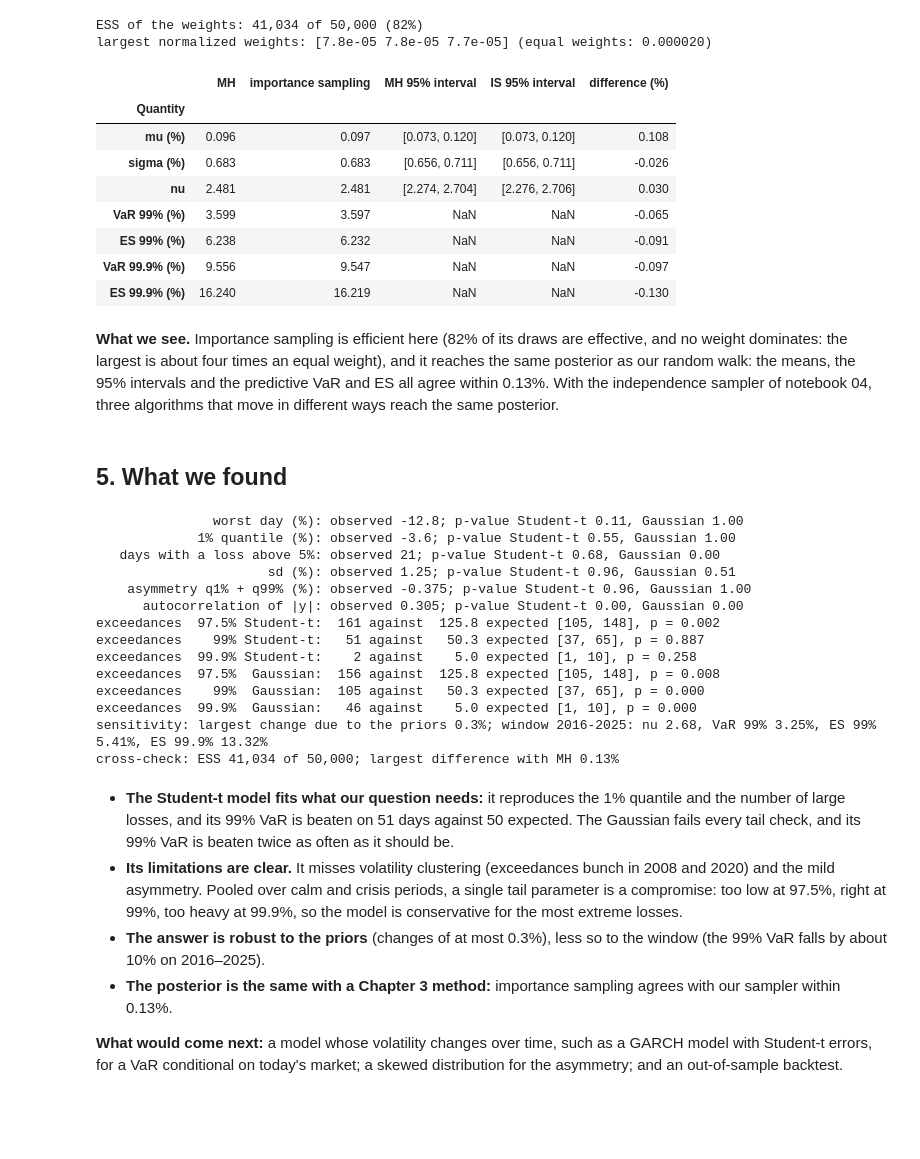
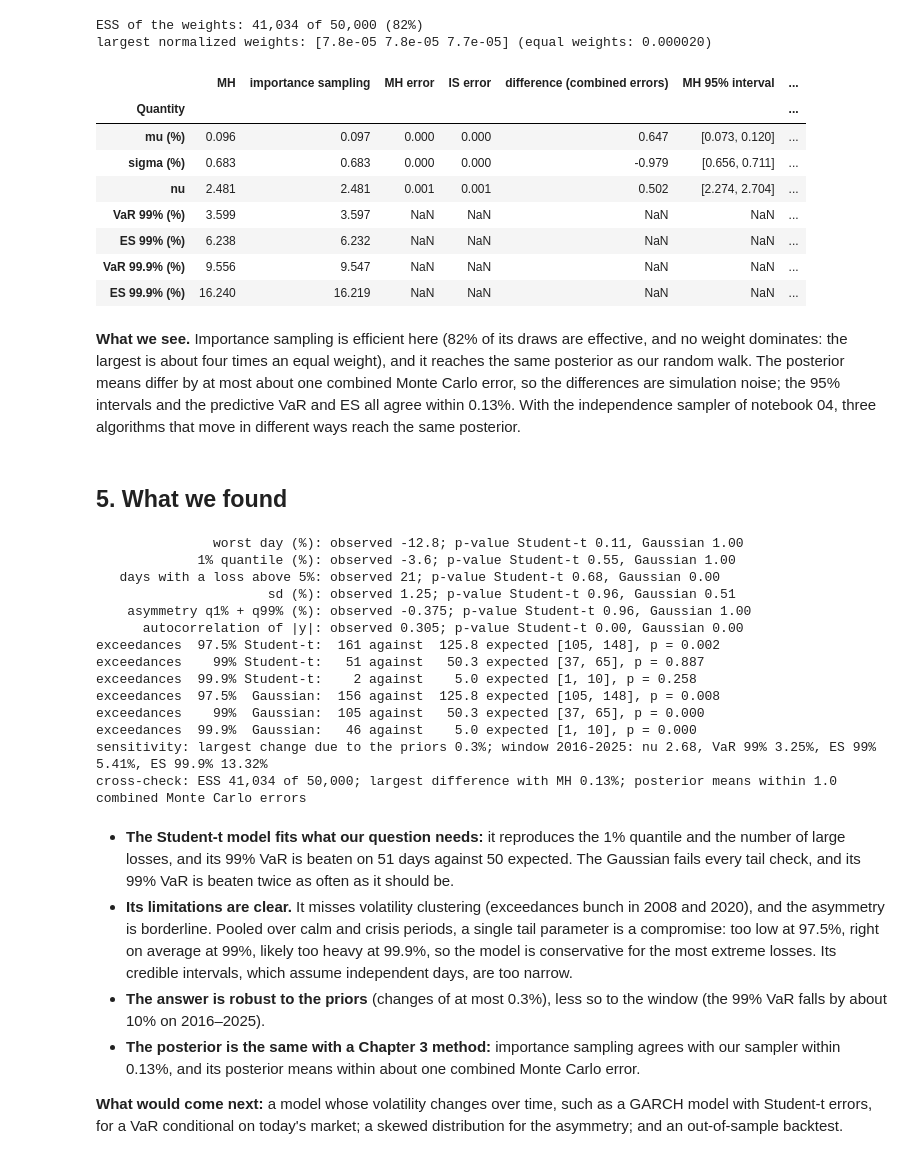
Before and after one commit to yassineerraji/A-Bayesian-Estimation-of-Extreme-Portfolio-Losses, a Jupyter notebook: code/06_checks.ipynb, the cells around one changed output. Saved outputs shown, nothing was run; the diff lists cells and outputs as text; code cells hidden in the pictures; blank space fills up the shorter version.

```diff
--- a/code/06_checks.ipynb
+++ b/code/06_checks.ipynb
@@ -304,51 +305,60 @@ largest normalized weights: [7.8e-05 7.8e-05 7.7e-05] (equal weights: 0.000020)
 # %%
 def weighted_quantile(x, weights, q):
     """Quantile q of a sample x with normalized weights."""
     order = np.argsort(x)
     cumulative = np.cumsum(weights[order])
     return np.interp(q, cumulative, x[order])
 
 
-# Posterior means, 95% intervals and predictive risk measures: random walk MH against importance sampling
+# Posterior means with their Monte Carlo errors, 95% intervals and predictive risk measures:
+# random walk MH against importance sampling
 rows = {}
 for i, (name, scale) in enumerate([("mu (%)", 100), ("sigma (%)", 100), ("nu", 1)]):
-    mh = scale * theta_t[..., i].ravel()
+    mh_chains = scale * theta_t[..., i]
+    mh = summarize(mh_chains)  # MH mean and its error, sd / sqrt(ESS)
     x = scale * theta_is[:, i]
-    rows[name] = {"MH": mh.mean(), "importance sampling": np.sum(w_bar * x),
-                  "MH 95% interval": f"[{np.quantile(mh, 0.025):.3f}, {np.quantile(mh, 0.975):.3f}]",
+    mean_is = np.sum(w_bar * x)
+    # DECISION: the error of a self-normalized estimate by the delta method (Chapter 3 lab, Section 5)
+    error_is = np.sqrt(np.sum(w_bar**2 * (x - mean_is) ** 2))
+    rows[name] = {"MH": mh["mean"], "importance sampling": mean_is,
+                  "MH error": mh["MCSE"], "IS error": error_is,
+                  "difference (combined errors)": (mean_is - mh["mean"]) / np.sqrt(mh["MCSE"]**2 + error_is**2),
+                  "MH 95% interval": f"[{mh['2.5%']:.3f}, {mh['97.5%']:.3f}]",
                   "IS 95% interval": (f"[{weighted_quantile(x, w_bar, 0.025):.3f}, "
                                       f"{weighted_quantile(x, w_bar, 0.975):.3f}]")}
 for alpha in [0.99, 0.999]:
     var_mh, es_mh = predictive_var_es(theta_t, alpha)
     var_is, es_is = predictive_var_es(theta_is, alpha, weights=w_bar)
     rows[f"VaR {100 * alpha:g}% (%)"] = {"MH": 100 * var_mh, "importance sampling": 100 * var_is}
     rows[f"ES {100 * alpha:g}% (%)"] = {"MH": 100 * es_mh, "importance sampling": 100 * es_is}
 crosscheck = pd.DataFrame.from_dict(rows, orient="index")
 crosscheck["difference (%)"] = 100 * (crosscheck["importance sampling"] / crosscheck["MH"] - 1)
 crosscheck.index.name = "Quantity"
 
 # Table for the report, written as text (the risk measures have no interval here)
 report = pd.DataFrame({
     "MH": [f"{v:.3f}" for v in crosscheck["MH"]],
-    "Importance sampling": [f"{v:.3f}" for v in crosscheck["importance sampling"]],
-    "Difference (%)": [f"{v:+.2f}" for v in crosscheck["difference (%)"]],
-    "MH 95% interval": [str(v) if isinstance(v, str) else "" for v in crosscheck["MH 95% interval"]],
-    "IS 95% interval": [str(v) if isinstance(v, str) else "" for v in crosscheck["IS 95% interval"]]},
+    "IS": [f"{v:.3f}" for v in crosscheck["importance sampling"]],
+    "Diff. (%)": [f"{v:+.2f}" for v in crosscheck["difference (%)"]],
+    "Diff. (errors)": ["" if np.isnan(v) else f"{v:+.1f}" for v in crosscheck["difference (combined errors)"]],
+    "MH interval": [str(v) if isinstance(v, str) else "" for v in crosscheck["MH 95% interval"]],
+    "IS interval": [str(v) if isinstance(v, str) else "" for v in crosscheck["IS 95% interval"]]},
     index=[r"$\mu$ (%)", r"$\sigma$ (%)", r"$\nu$"] + list(crosscheck.index[3:]))
+report.index.name = "Quantity"
 save_table(report, "crosscheck.tex")
 crosscheck.round(3)
 # %% [output]
-|  | MH | importance sampling | MH 95% interval | IS 95% interval | difference (%) |
-| Quantity |  |  |  |  |  |
-| mu (%) | 0.096 | 0.097 | [0.073, 0.120] | [0.073, 0.120] | 0.108 |
-| sigma (%) | 0.683 | 0.683 | [0.656, 0.711] | [0.656, 0.711] | -0.026 |
-| nu | 2.481 | 2.481 | [2.274, 2.704] | [2.276, 2.706] | 0.030 |
-| VaR 99% (%) | 3.599 | 3.597 | NaN | NaN | -0.065 |
-| ES 99% (%) | 6.238 | 6.232 | NaN | NaN | -0.091 |
-| VaR 99.9% (%) | 9.556 | 9.547 | NaN | NaN | -0.097 |
-| ES 99.9% (%) | 16.240 | 16.219 | NaN | NaN | -0.130 |
+|  | MH | importance sampling | MH error | IS error | difference (combined errors) | MH 95% interval | ... |
+| Quantity |  |  |  |  |  |  | ... |
+| mu (%) | 0.096 | 0.097 | 0.000 | 0.000 | 0.647 | [0.073, 0.120] | ... |
+| sigma (%) | 0.683 | 0.683 | 0.000 | 0.000 | -0.979 | [0.656, 0.711] | ... |
+| nu | 2.481 | 2.481 | 0.001 | 0.001 | 0.502 | [2.274, 2.704] | ... |
+| VaR 99% (%) | 3.599 | 3.597 | NaN | NaN | NaN | NaN | ... |
+| ES 99% (%) | 6.238 | 6.232 | NaN | NaN | NaN | NaN | ... |
+| VaR 99.9% (%) | 9.556 | 9.547 | NaN | NaN | NaN | NaN | ... |
+| ES 99.9% (%) | 16.240 | 16.219 | NaN | NaN | NaN | NaN | ... |
 # %% [markdown]
-**What we see.** Importance sampling is efficient here (82% of its draws are effective, and no weight dominates: the largest is about four times an equal weight), and it reaches the same posterior as our random walk: the means, the 95% intervals and the predictive VaR and ES all agree within 0.13%. With the independence sampler of notebook 04, three algorithms that move in different ways reach the same posterior.
+**What we see.** Importance sampling is efficient here (82% of its draws are effective, and no weight dominates: the largest is about four times an equal weight), and it reaches the same posterior as our random walk. The posterior means differ by at most about one combined Monte Carlo error, so the differences are simulation noise; the 95% intervals and the predictive VaR and ES all agree within 0.13%. With the independence sampler of notebook 04, three algorithms that move in different ways reach the same posterior.
 # %% [markdown]
 ## 5. What we found
 # %%
@@ -364,7 +374,8 @@ print(f"sensitivity: largest change due to the priors {changes.abs().max().max()
       f"nu {sensitivity.iloc[-1]['nu']:.2f}, VaR 99% {sensitivity.iloc[-1]['VaR 99%']:.2f}%, "
       f"ES 99% {sensitivity.iloc[-1]['ES 99%']:.2f}%, ES 99.9% {sensitivity.iloc[-1]['ES 99.9%']:.2f}%")
 print(f"cross-check: ESS {1 / np.sum(w_bar**2):,.0f} of {N_IS:,}; "
-      f"largest difference with MH {crosscheck['difference (%)'].abs().max():.2f}%")
+      f"largest difference with MH {crosscheck['difference (%)'].abs().max():.2f}%; posterior means within "
+      f"{crosscheck['difference (combined errors)'].abs().max():.1f} combined Monte Carlo errors")
 # %% [output]
                worst day (%): observed -12.8; p-value Student-t 0.11, Gaussian 1.00
              1% quantile (%): observed -3.6; p-value Student-t 0.55, Gaussian 1.00
@@ -379,11 +390,11 @@ exceedances  97.5%  Gaussian:  156 against  125.8 expected [105, 148], p = 0.008
 exceedances    99%  Gaussian:  105 against   50.3 expected [37, 65], p = 0.000
 exceedances  99.9%  Gaussian:   46 against    5.0 expected [1, 10], p = 0.000
 sensitivity: largest change due to the priors 0.3%; window 2016-2025: nu 2.68, VaR 99% 3.25%, ES 99% 5.41%, ES 99.9% 13.32%
-cross-check: ESS 41,034 of 50,000; largest difference with MH 0.13%
+cross-check: ESS 41,034 of 50,000; largest difference with MH 0.13%; posterior means within 1.0 combined Monte Carlo errors
 # %% [markdown]
 - **The Student-t model fits what our question needs:** it reproduces the 1% quantile and the number of large losses, and its 99% VaR is beaten on 51 days against 50 expected. The Gaussian fails every tail check, and its 99% VaR is beaten twice as often as it should be.
-- **Its limitations are clear.** It misses volatility clustering (exceedances bunch in 2008 and 2020) and the mild asymmetry. Pooled over calm and crisis periods, a single tail parameter is a compromise: too low at 97.5%, right at 99%, too heavy at 99.9%, so the model is conservative for the most extreme losses.
+- **Its limitations are clear.** It misses volatility clustering (exceedances bunch in 2008 and 2020), and the asymmetry is borderline. Pooled over calm and crisis periods, a single tail parameter is a compromise: too low at 97.5%, right on average at 99%, likely too heavy at 99.9%, so the model is conservative for the most extreme losses. Its credible intervals, which assume independent days, are too narrow.
 - **The answer is robust to the priors** (changes of at most 0.3%), less so to the window (the 99% VaR falls by about 10% on 2016–2025).
-- **The posterior is the same with a Chapter 3 method:** importance sampling agrees with our sampler within 0.13%.
+- **The posterior is the same with a Chapter 3 method:** importance sampling agrees with our sampler within 0.13%, and its posterior means within about one combined Monte Carlo error.
 
 **What would come next:** a model whose volatility changes over time, such as a GARCH model with Student-t errors, for a VaR conditional on today's market; a skewed distribution for the asymmetry; and an out-of-sample backtest.
```
Also changed, not shown: parts of 5 cells of this notebook, 17 other files.
